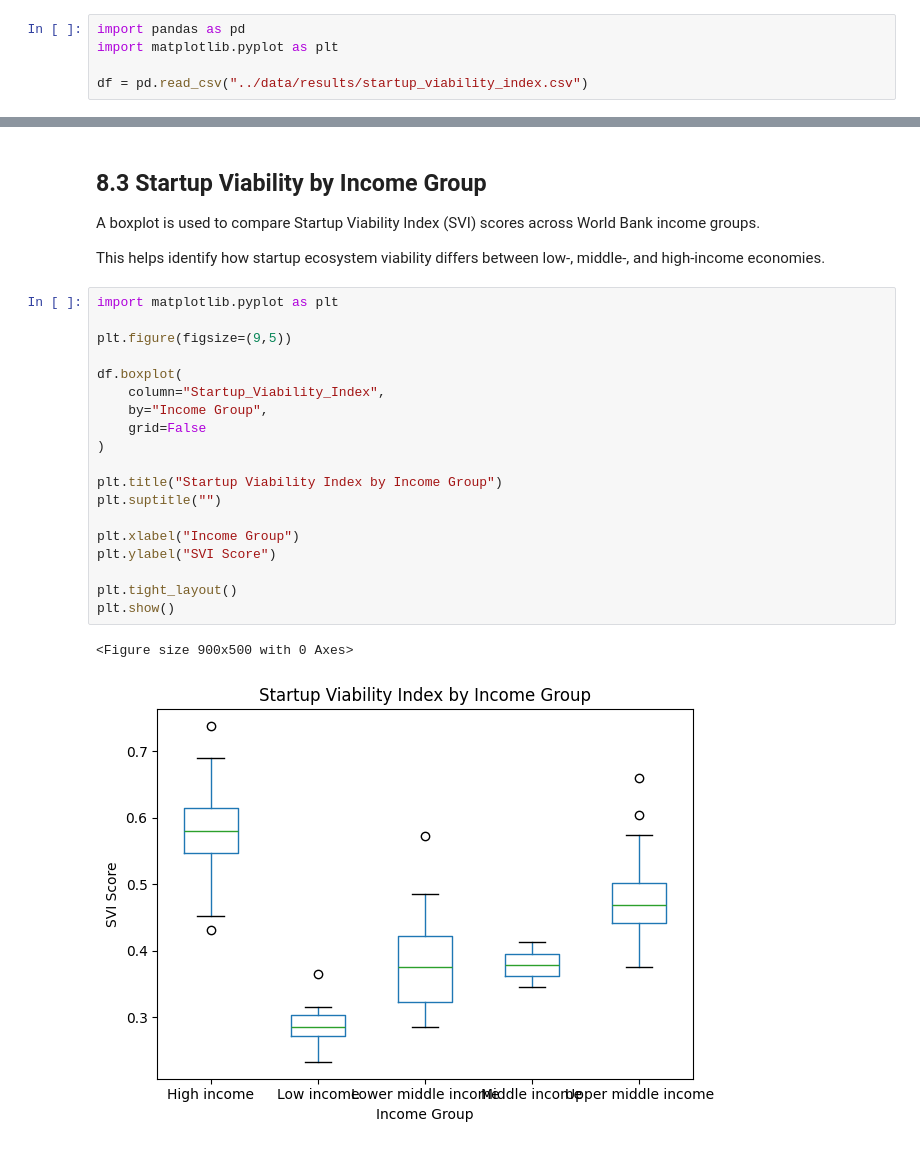
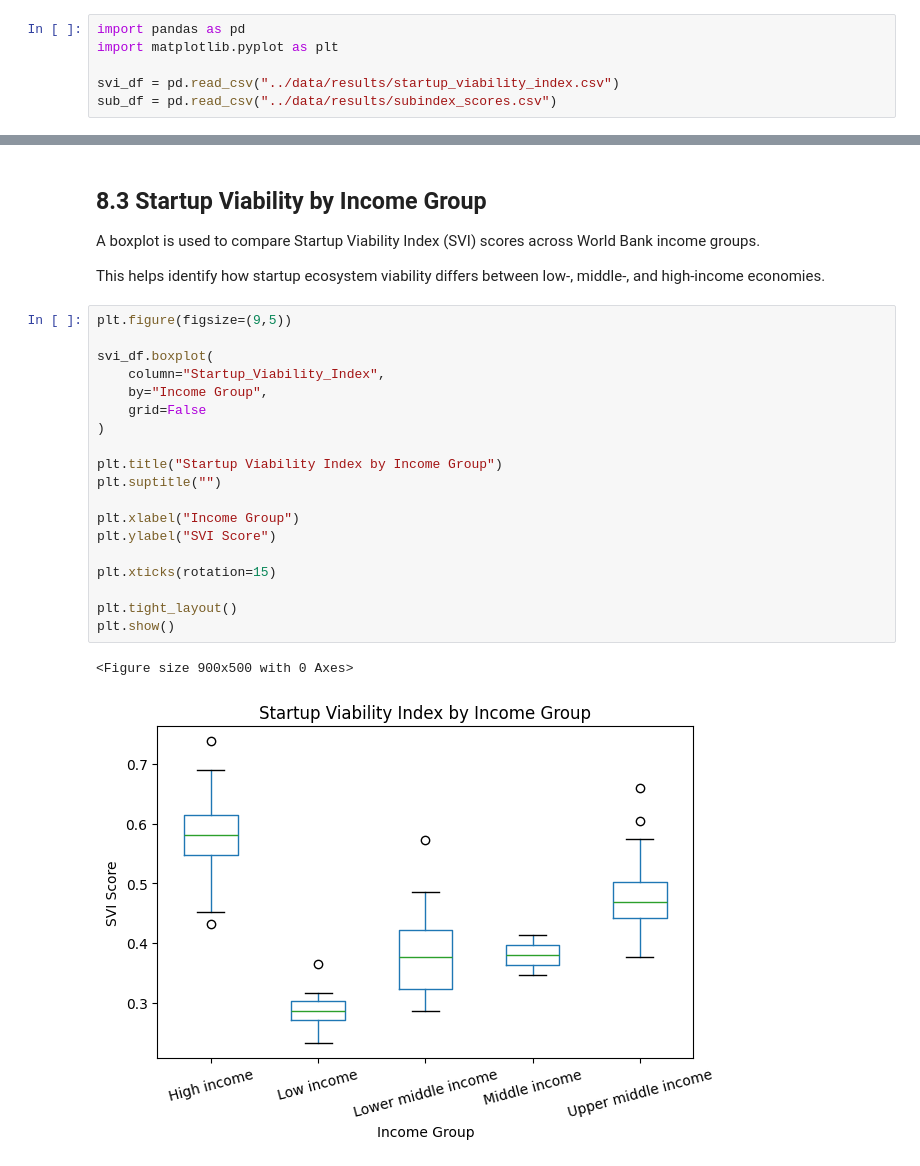
Before and after one commit to henryelga/Startup_Viability_Index, a Jupyter notebook: notebooks/08_visualisation.ipynb, the cells around one changed output, grey strips where cells are left out. Drawn from its saved outputs; the diff is of its cells as text.

```diff
--- a/notebooks/08_visualisation.ipynb
+++ b/notebooks/08_visualisation.ipynb
@@ -21,7 +21,8 @@ This helps identify the spread of scores and whether countries are grouped aroun
 import pandas as pd
 import matplotlib.pyplot as plt
 
-df = pd.read_csv("../data/results/startup_viability_index.csv")
+svi_df = pd.read_csv("../data/results/startup_viability_index.csv")
+sub_df = pd.read_csv("../data/results/subindex_scores.csv")
 # %%
 plt.figure(figsize=(9,5))
 
@@ -84,24 +85,24 @@ A boxplot is used to compare Startup Viability Index (SVI) scores across World B
 
 This helps identify how startup ecosystem viability differs between low-, middle-, and high-income economies.
 # %%
-import matplotlib.pyplot as plt
-
 plt.figure(figsize=(9,5))
 
-df.boxplot(
+svi_df.boxplot(
     column="Startup_Viability_Index",
     by="Income Group",
     grid=False
 )
 
 plt.title("Startup Viability Index by Income Group")
 plt.suptitle("")
 
 plt.xlabel("Income Group")
 plt.ylabel("SVI Score")
 
+plt.xticks(rotation=15)
+
 plt.tight_layout()
 plt.show()
 # %% [output]
 <Figure size 900x500 with 0 Axes>
-[figure, old version]
+[figure, new version]
```
Also changed, not shown: parts of 6 cells of this notebook.
